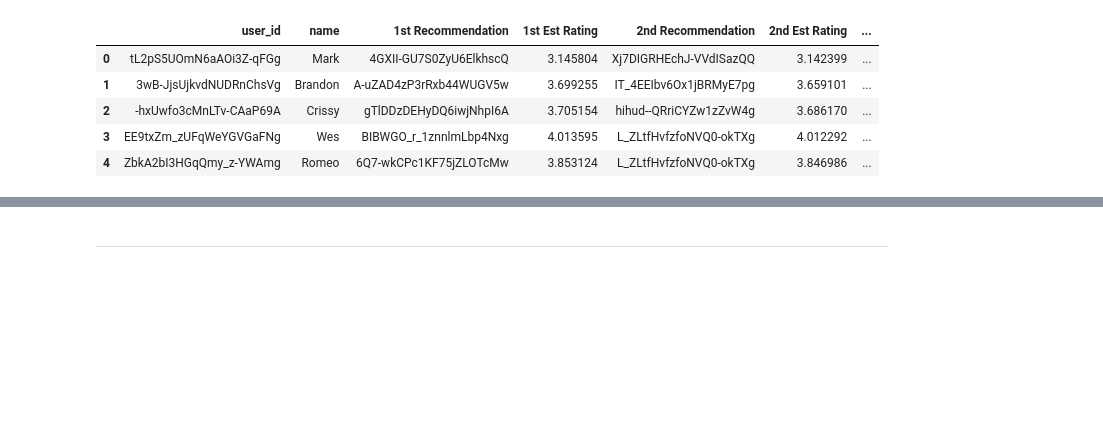
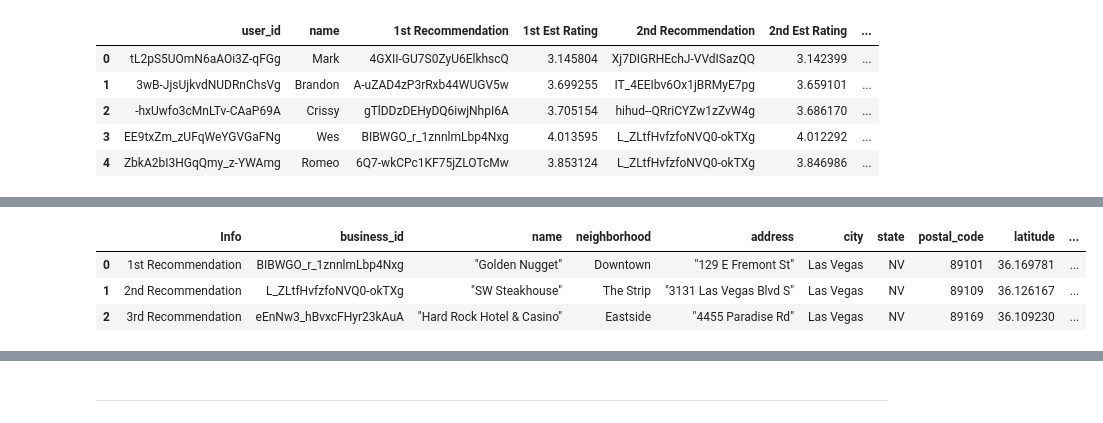
Before and after one commit to njcunningham/Yelp_Recommender, a Jupyter notebook: Recommendation_Outline.ipynb, the cells around one changed output, grey strips where cells are left out. Saved outputs shown, nothing was run; the diff lists cells and outputs as text; code cells hidden in the pictures; blank space fills up the shorter version.

```diff
--- a/Recommendation_Outline.ipynb
+++ b/Recommendation_Outline.ipynb
@@ -506,6 +521,6 @@ def new_user_recommendations(user):
     user_recommendations = user_recommendations.T.reset_index()
     user_recommendations.columns = ['Info', 'business_id']
     user_recommendations = user_recommendations.merge(business, how='inner', on='business_id')
-    user_recommendations.drop(['business_id', 'is_open'], axis=1, inplace=True)
+    user_recommendations.drop(['is_open'], axis=1, inplace=True)
 
     return user_recommendations
@@ -519,3 +527,10 @@ new_user_recommendations('tL2pS5UOmN6aAOi3Z-qFGg')
+# %%
+new_user_recommendations('EE9txZm_zUFqWeYGVGaFNg')
+# %% [output]
+|  | Info | business_id | name | neighborhood | address | city | state | postal_code | latitude | ... |
+| 0 | 1st Recommendation | BIBWGO_r_1znnlmLbp4Nxg | "Golden Nugget" | Downtown | "129 E Fremont St" | Las Vegas | NV | 89101 | 36.169781 | ... |
+| 1 | 2nd Recommendation | L_ZLtfHvfzfoNVQ0-okTXg | "SW Steakhouse" | The Strip | "3131 Las Vegas Blvd S" | Las Vegas | NV | 89109 | 36.126167 | ... |
+| 2 | 3rd Recommendation | eEnNw3_hBvxcFHyr23kAuA | "Hard Rock Hotel & Casino" | Eastside | "4455 Paradise Rd" | Las Vegas | NV | 89169 | 36.109230 | ... |
 # %%
 def new_user_previously_rated(user):
 
```
Also changed, not shown: parts of 15 cells of this notebook, 1 other file.
